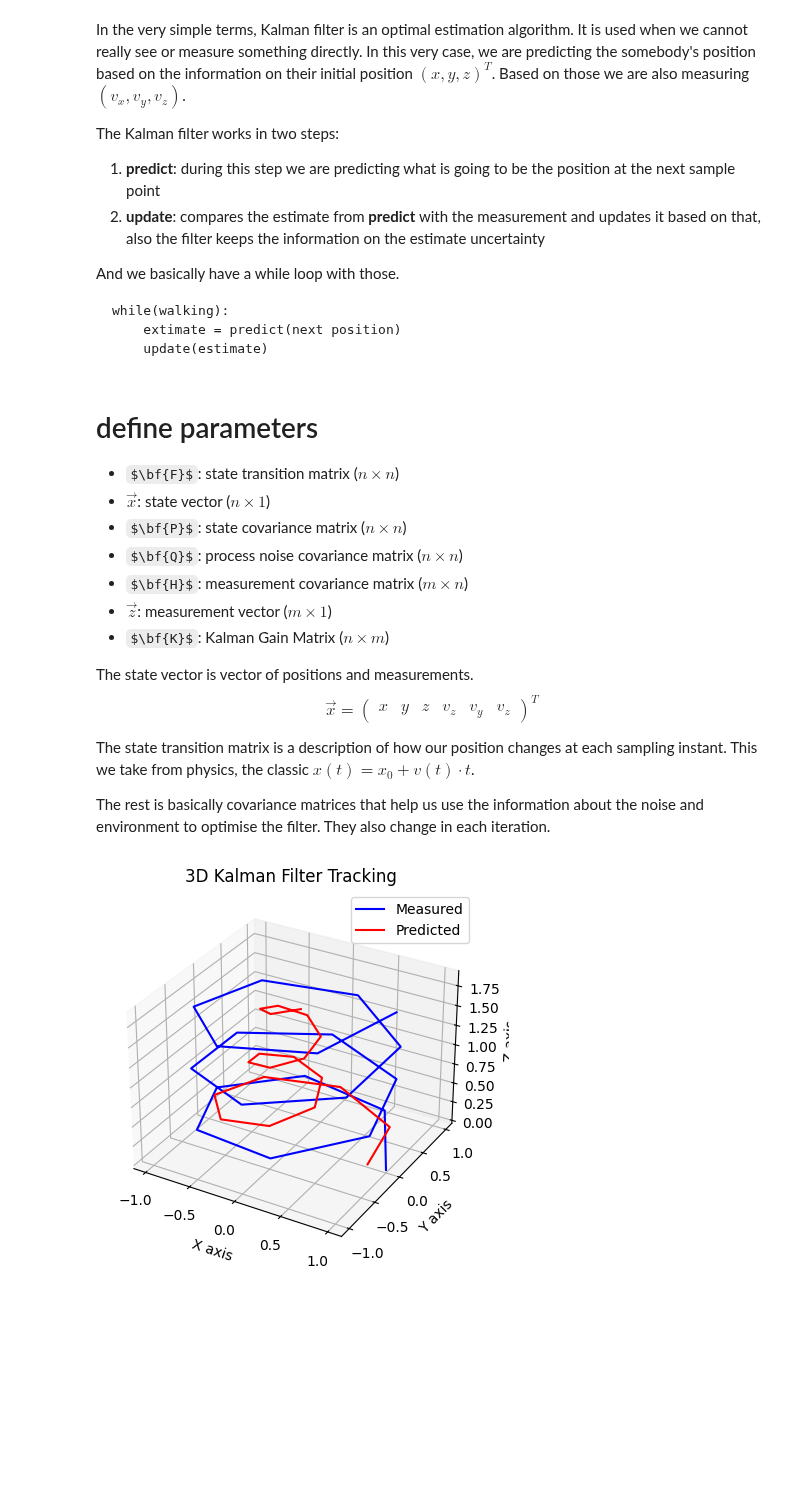
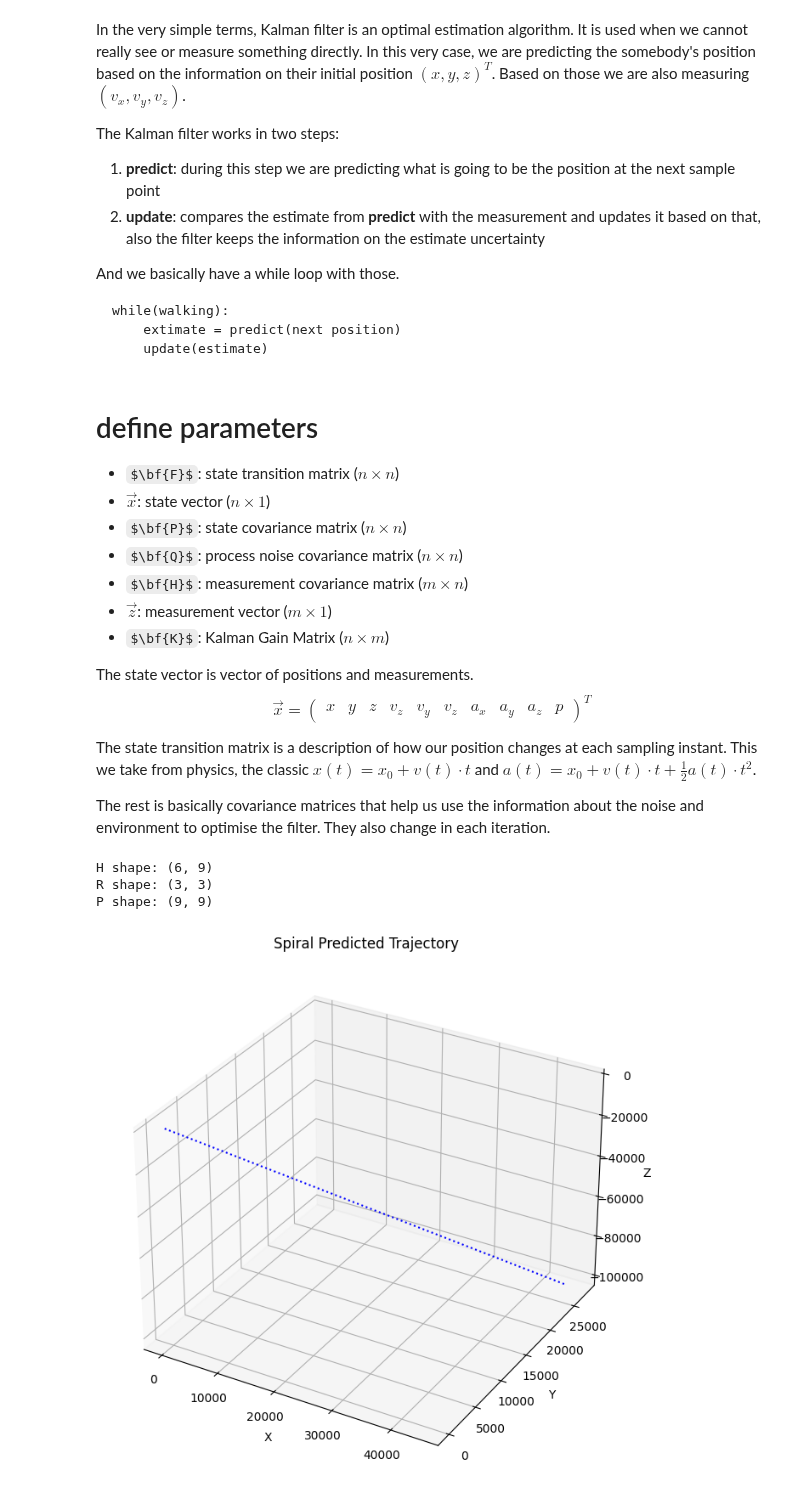
Before and after one commit to kjetteren/RaD_team1_HELIXON, a Jupyter notebook: kalman/KalmanFilterImplementation.ipynb, the cells around one changed output. Saved outputs shown, nothing was run; the diff lists cells and outputs as text; code cells hidden in the pictures; some formulas as TeX source; blank space fills up the shorter version.

Commit message:
extended to take in acceleration measurements

```diff
--- a/kalman/KalmanFilterImplementation.ipynb
+++ b/kalman/KalmanFilterImplementation.ipynb
@@ -5,3 +6,6 @@ from filterpy.common import Q_discrete_white_noise
 from numpy.random import randn
 import matplotlib.pyplot as plt
 from mpl_toolkits.mplot3d import Axes3D
+# %%
+df = pd.read_csv("sensor_data.csv")
+df.head()
@@ -28,9 +39,9 @@ And we basically have a while loop with those.
 - $\vec{z}$: measurement vector ($m\times 1$)
 - $\bf{K}$: Kalman Gain Matrix ($n\times m$)
 
-The state vector is vector of positions and measurements. $$\vec{x}=\begin{pmatrix} x&y&z&v_z&v_y&v_z \end{pmatrix}^T$$
+The state vector is vector of positions and measurements. $$\vec{x}=\begin{pmatrix} x&y&z&v_z&v_y&v_z&a_x&a_y&a_z&p \end{pmatrix}^T$$
 
-The state transition matrix is a description of how our position changes at each sampling instant. This we take from physics, the classic $x(t)=x_0+v(t)\cdot t$.
+The state transition matrix is a description of how our position changes at each sampling instant. This we take from physics, the classic $x(t)=x_0+v(t)\cdot t$ and $a(t)=x_0+v(t)\cdot t + \frac{1}{2}a(t)\cdot t^2$.
 
 The rest is basically covariance matrices that help us use the information about the noise and environment to optimise the filter. They also change in each iteration.
 # %%
@@ -63,2 +84,11 @@ kf.R = np.eye(3) * 5
 kf.P *= 10
+# %%
+# Check shapes
+print("H shape:", kf.H.shape)
+print("R shape:", kf.R.shape)
+print("P shape:", kf.P.shape)
+# %% [output]
+H shape: (6, 9)
+R shape: (3, 3)
+P shape: (9, 9)
 # %%
@@ -80,15 +117,29 @@ for z in measurements:
 # %%
-fig = plt.figure()
-ax = fig.add_subplot(111, projection='3d')
-ax.plot(measured_x, measured_y, measured_z, 'b', label='Measured')
-ax.plot(predicted_x, predicted_y, predicted_z, 'r', label='Predicted')
+px = np.zeros(len(measured_vx))
+py = np.zeros(len(measured_vy))
+pz = np.zeros(len(measured_vz))
 
-ax.set_xlabel('X axis')
-ax.set_ylabel('Y axis')
-ax.set_zlabel('Z axis')
-ax.set_title('3D Kalman Filter Tracking')
-ax.legend()
+integrated_vx = np.zeros(len(measured_vx))
+integrated_vy = np.zeros(len(measured_vy))
+integrated_vz = np.zeros(len(measured_vz))
 
-plt.show()
+integrated_vx[1:] = np.cumsum(measured_ax[:1]) * dt + measured_vx[0]
+integrated_vy[1:] = np.cumsum(measured_ay[:1]) * dt + measured_vy[0]
+integrated_vz[1:] = np.cumsum(measured_az[:1]) * dt + measured_vz[0]
+
+px[1:] = np.cumsum(integrated_vx[:-1])*dt
+py[1:] = np.cumsum(integrated_vy[:-1])*dt
+pz[1:] = np.cumsum(integrated_vz[:-1])*dt
+
+t = np.arange(0,len(measured_vx)*dt, dt)
-# %% [output]
-[figure, removed]
+# %%
+fig = plt.figure(figsize=(12, 8))
+ax = fig.add_subplot(111, projection='3d')
+ax.plot(px, py, pz, 'b:', label='Trajectory')
+ax.set_xlabel('X')
+ax.set_ylabel('Y')
+ax.set_zlabel('Z')
+ax.set_title('Spiral Predicted Trajectory')
+plt.show()
+# %% [output]
+[figure, added]
```
Also changed, not shown: parts of 4 cells of this notebook.
